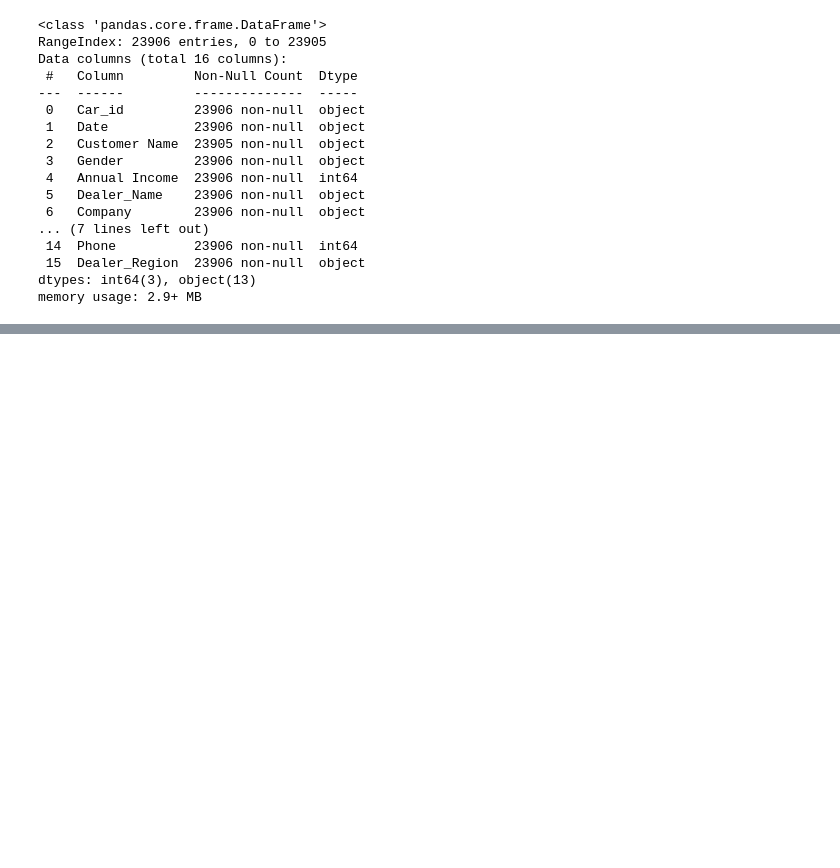
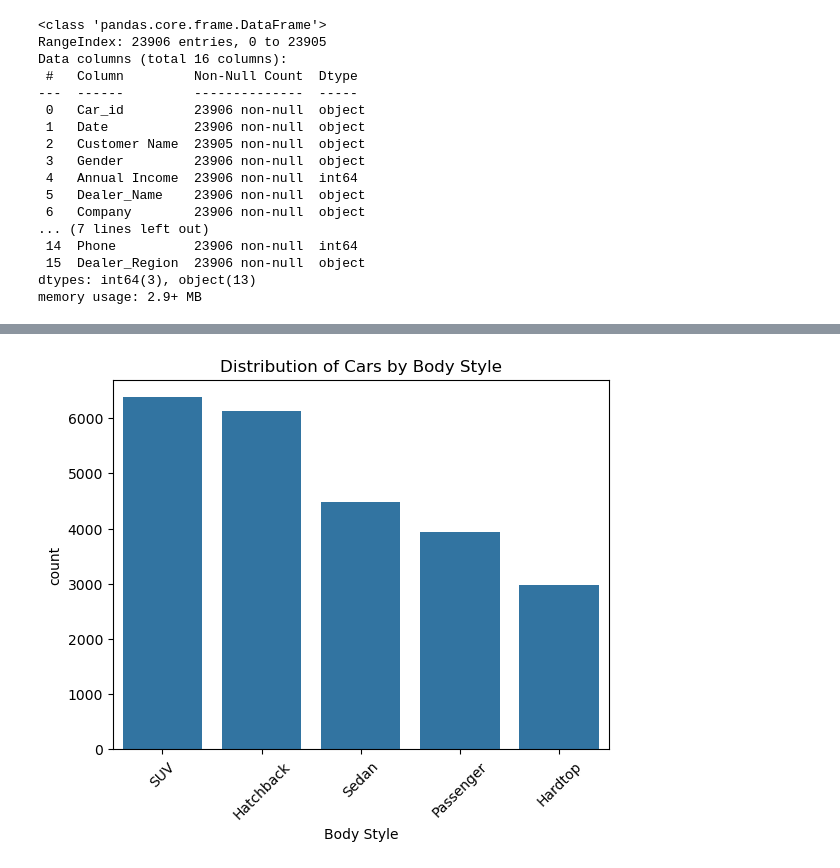
Before and after one commit to vinayiet/EDA, a Jupyter notebook: Untitled1.ipynb, the cells around one changed output, grey strips where cells are left out. Cells and saved outputs as stored; diff of their text form; code cells hidden in the pictures; blank space fills up the shorter version.

```diff
--- a/Untitled1.ipynb
+++ b/Untitled1.ipynb
@@ -76,0 +137,8 @@ df.head()
+# %%
+# 5. Distribution of cars based on body styles
+sns.countplot(x="Body Style", data=df, order=df["Body Style"].value_counts().index)
+plt.title("Distribution of Cars by Body Style")
+plt.xticks(rotation=45)
+plt.show()
+# %% [output]
+[figure, added]
```
Also changed, not shown: parts of 5 cells of this notebook.
